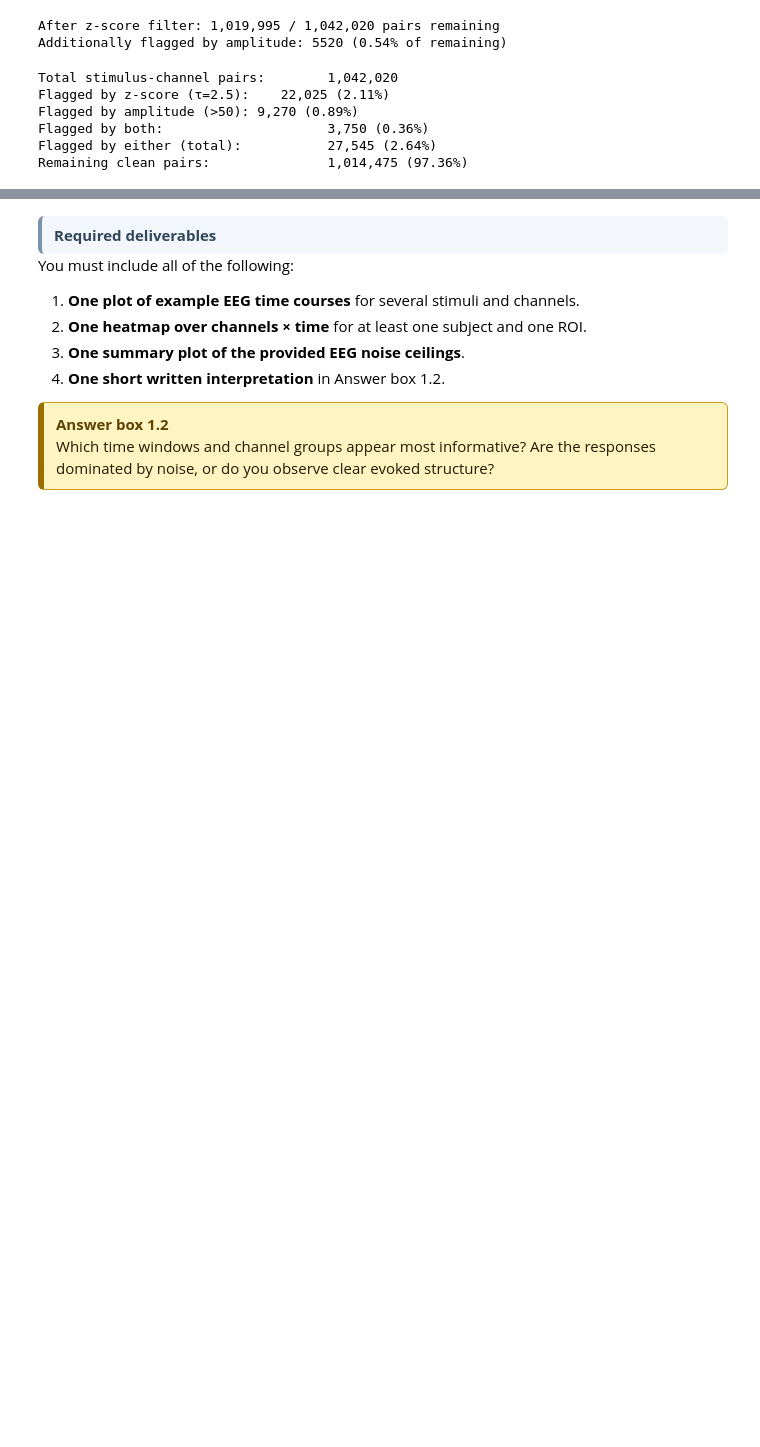
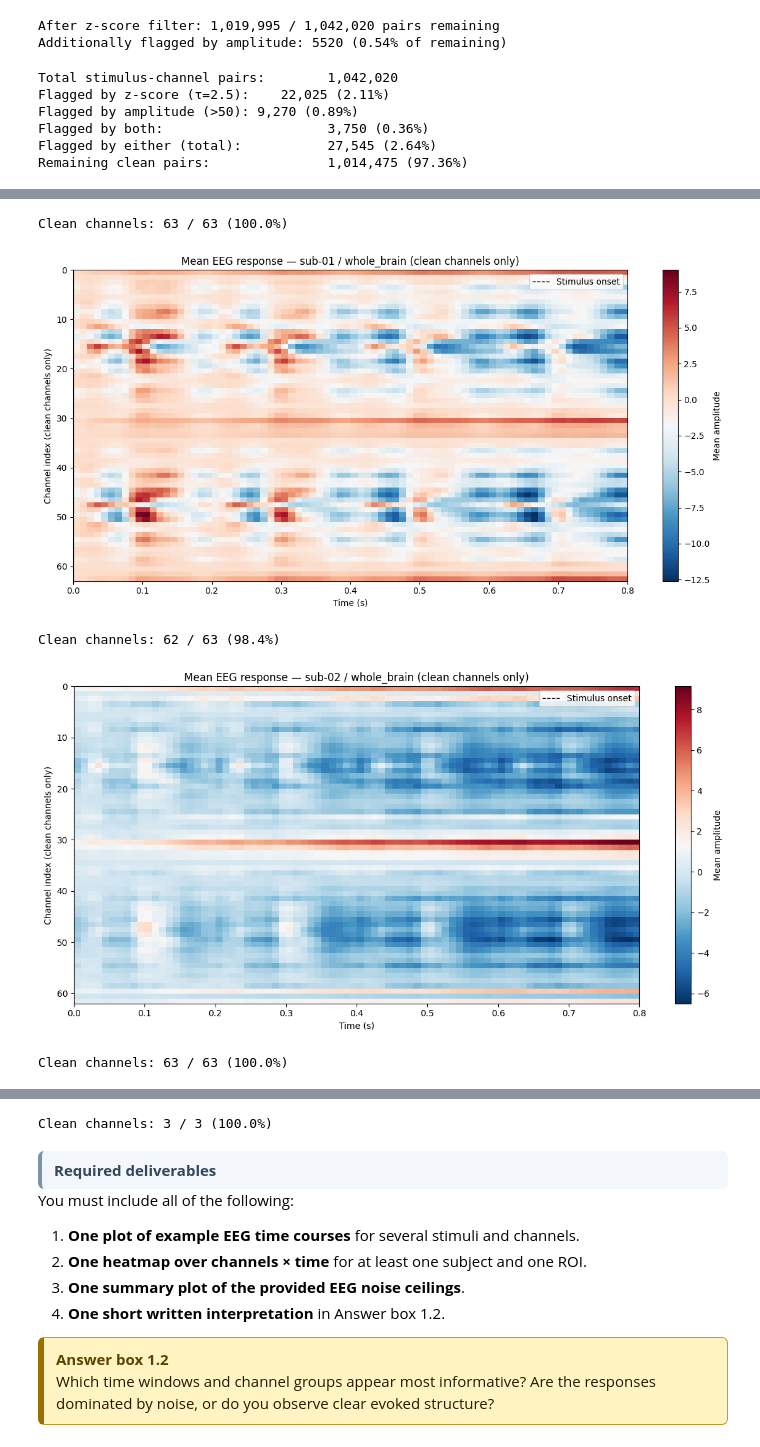
Before and after one commit to AnastasisPap/Brain-like-computation-and-intelligence-project, a Jupyter notebook: nx414_project_2026.ipynb, the cells around one changed output, grey strips where cells are left out. Saved outputs shown, nothing was run; the diff lists cells and outputs as text; code cells hidden in the pictures; blank space fills up the shorter version.

Commit message:
save to git before reloading

```diff
--- a/nx414_project_2026.ipynb
+++ b/nx414_project_2026.ipynb
@@ -1249,0 +1440,17 @@ justify a principled cutoff.
+# %%
+import importlib
+import utils
+importlib.reload(utils)
+from utils import *
+
+subjects = ["sub-01", "sub-02", "sub-03"]
+
+for roi in ["whole_brain","occipital", "occipital_parietal", "temporal", "frontal"]:
+    for subj in subjects:
+        plot_mean_eeg_heatmap(EEG_PATH, subj, roi)
+# %% [output]
+Clean channels: 63 / 63 (100.0%)
+[figure, added]
+Clean channels: 62 / 63 (98.4%)
+[figure, added]
+Clean channels: 63 / 63 (100.0%)
@@ -1250,3 +1458,4 @@ justify a principled cutoff.
+Clean channels: 3 / 3 (100.0%)
 # %% [markdown]
 <div style="background:#f3f6fa; border-left:4px solid #7a93ac; padding:8px 12px; border-radius:6px; font-weight:700; color:#32475b;">Required deliverables</div>
 
```
Also changed, not shown: parts of 8 cells of this notebook, 1 other file.
